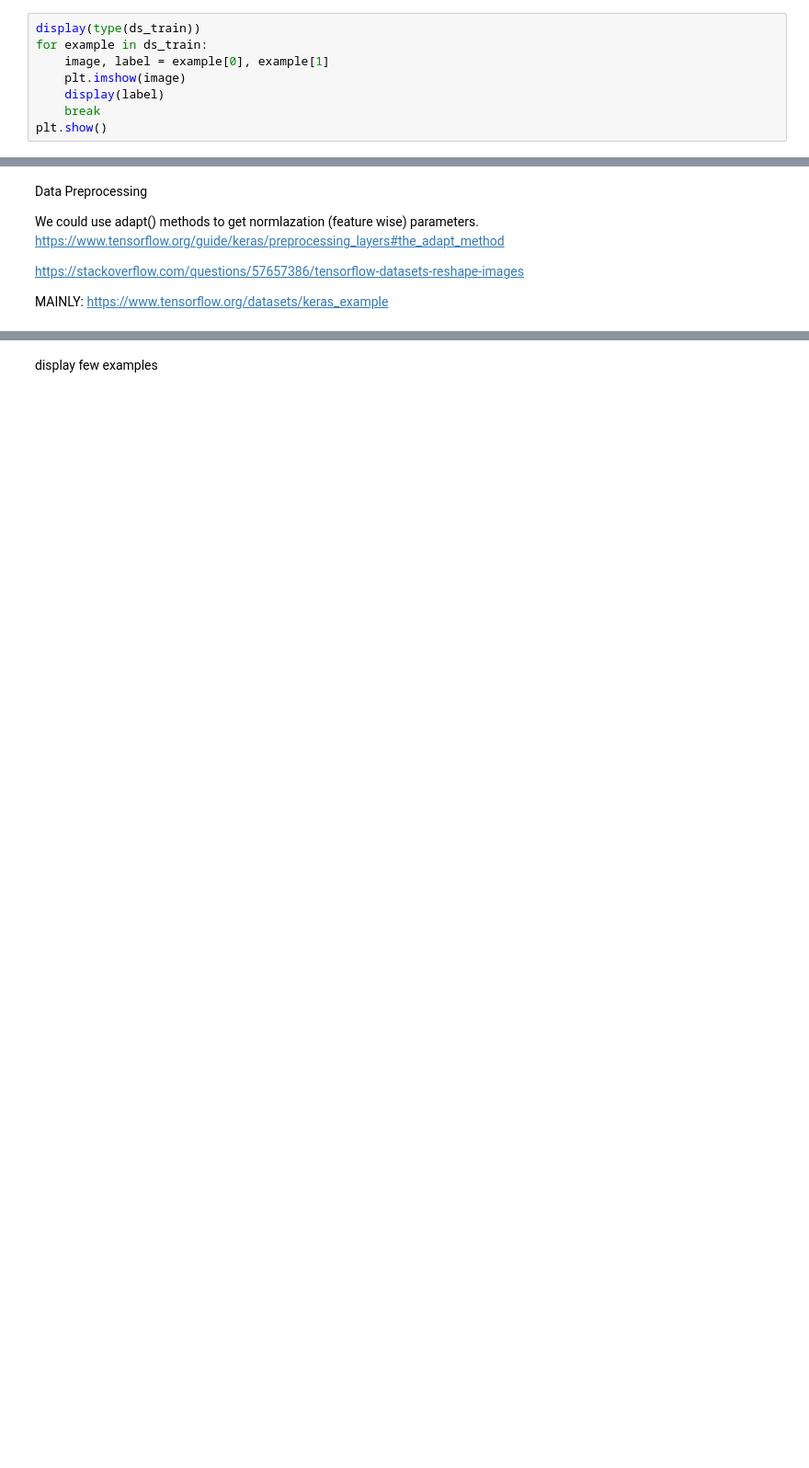
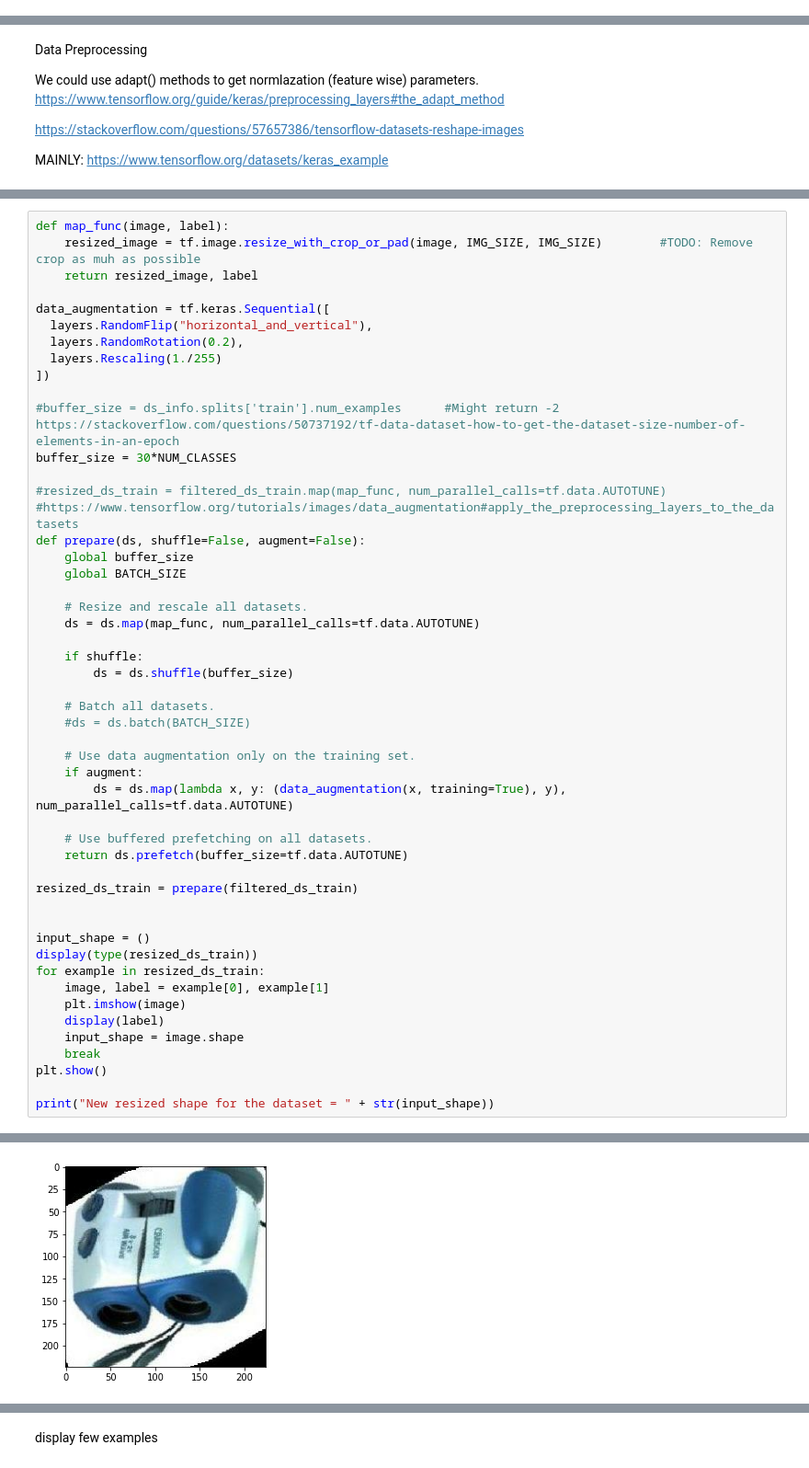
Before and after one commit to LeNovice/PSW, a Jupyter notebook: Main_CadenceNet.ipynb, the cells around one changed output, grey strips where cells are left out. Shown at 92% size. Drawn from its saved outputs; the diff is of its cells as text; blank space fills up the shorter version.

Commit message:
Added prepare function. Accuracy drops to 74%. Next version should have concatenation of original and augmented input

```diff
--- a/Main_CadenceNet.ipynb
+++ b/Main_CadenceNet.ipynb
@@ -32,11 +32,3 @@ display(test_info.num_examples)
 # %% [output]
 3060
 6084
-# %%
-display(type(ds_train))
-for example in ds_train:
-    image, label = example[0], example[1]
-    plt.imshow(image)
-    display(label)
-    break
-plt.show()
@@ -87,0 +72,51 @@ New resized shape for the dataset = (224, 224, 3)
+# %%
+def map_func(image, label):
+    resized_image = tf.image.resize_with_crop_or_pad(image, IMG_SIZE, IMG_SIZE)        #TODO: Remove crop as muh as possible
+    return resized_image, label
+
+data_augmentation = tf.keras.Sequential([
+  layers.RandomFlip("horizontal_and_vertical"),
+  layers.RandomRotation(0.2),
+  layers.Rescaling(1./255)
+])
+
+#buffer_size = ds_info.splits['train'].num_examples      #Might return -2   https://stackoverflow.com/questions/50737192/tf-data-dataset-how-to-get-the-dataset-size-number-of-elements-in-an-epoch
+buffer_size = 30*NUM_CLASSES
+
+#resized_ds_train = filtered_ds_train.map(map_func, num_parallel_calls=tf.data.AUTOTUNE)
+#https://www.tensorflow.org/tutorials/images/data_augmentation#apply_the_preprocessing_layers_to_the_datasets
+def prepare(ds, shuffle=False, augment=False):
+    global buffer_size
+    global BATCH_SIZE
+
+    # Resize and rescale all datasets.
+    ds = ds.map(map_func, num_parallel_calls=tf.data.AUTOTUNE)
+
+    if shuffle:
+        ds = ds.shuffle(buffer_size)
+
+    # Batch all datasets.
+    #ds = ds.batch(BATCH_SIZE)
+
+    # Use data augmentation only on the training set.
+    if augment:
+        ds = ds.map(lambda x, y: (data_augmentation(x, training=True), y), num_parallel_calls=tf.data.AUTOTUNE)
+
+    # Use buffered prefetching on all datasets.
+    return ds.prefetch(buffer_size=tf.data.AUTOTUNE)
+
+resized_ds_train = prepare(filtered_ds_train)
+
+
+input_shape = ()
+display(type(resized_ds_train))
+for example in resized_ds_train:
+    image, label = example[0], example[1]
+    plt.imshow(image)
+    display(label)
+    input_shape = image.shape
+    break
+plt.show()
+
+print("New resized shape for the dataset = " + str(input_shape))
+# %% [output]
@@ -87,0 +125 @@ New resized shape for the dataset = (224, 224, 3)
+[figure, added]
```
Also changed, not shown: parts of 19 cells of this notebook.
